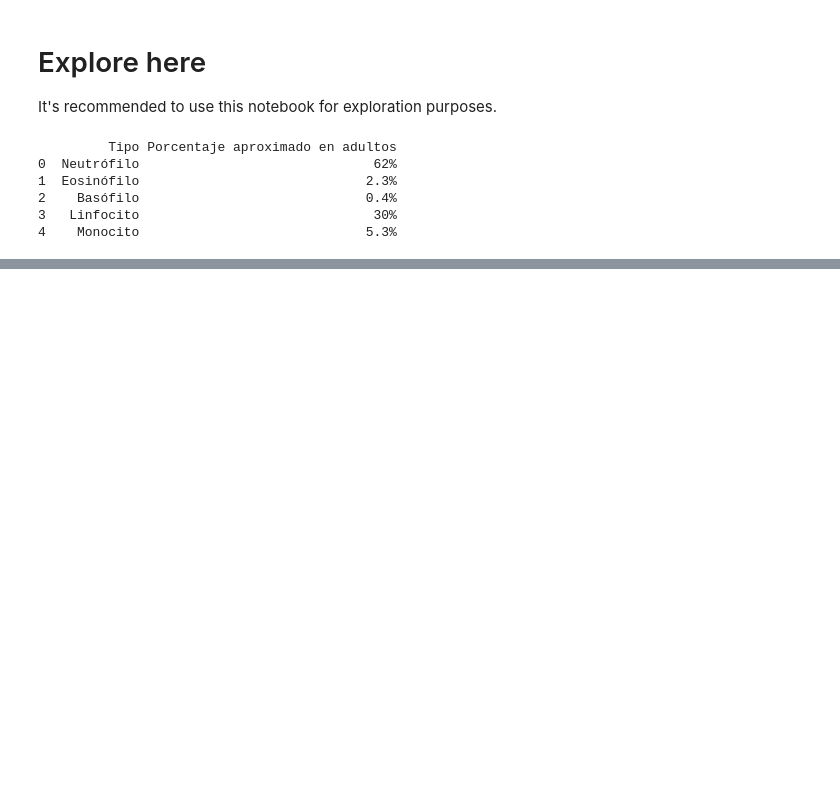
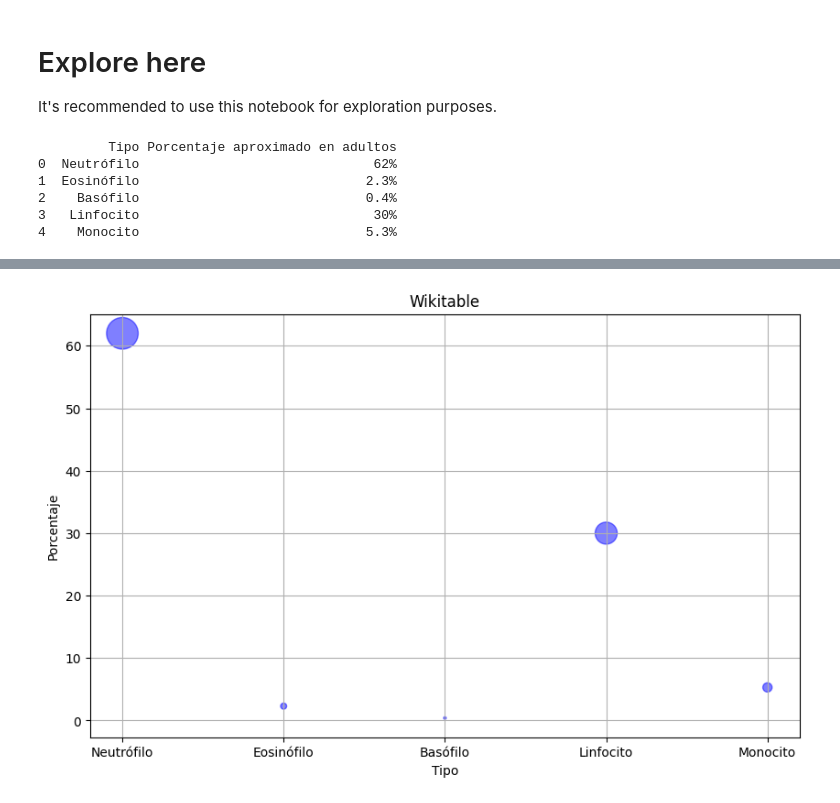
Before and after one commit to Liutciia/web-scraping-project-tutorial, a Jupyter notebook: src/explore.ipynb, the cells around one changed output, grey strips where cells are left out. Saved outputs shown, nothing was run; the diff lists cells and outputs as text; code cells hidden in the pictures; blank space fills up the shorter version.

```diff
--- a/src/explore.ipynb
+++ b/src/explore.ipynb
@@ -70,0 +113,26 @@ OperationalError: table Wikitable already exists
+# %%
+#Bubble chart
+import matplotlib.pyplot as plt
+import pandas as pd
+
+
+
+df = pd.DataFrame({
+    'Tipo': ['Neutrófilo', 'Eosinófilo', 'Basófilo', 'Linfocito', 'Monocito'],
+    'Porcentaje': ['62', '2.3', '0.4', '30', '5.3']
+})
+
+# Convert Porcentaje to float for plotting
+df['Porcentaje'] = df['Porcentaje'].astype(float)
+
+plt.figure(figsize=(10, 6))
+bubble_size = df['Porcentaje'] * 10  # Scale bubble size for better visibility
+plt.scatter(df['Tipo'], df['Porcentaje'], s=bubble_size, alpha=0.5, color='blue')
+
+plt.title('Wikitable')
+plt.xlabel('Tipo')
+plt.ylabel('Porcentaje')
+plt.grid(True)
+plt.show()
+# %% [output]
+[figure, added]
```
Also changed, not shown: parts of 5 cells of this notebook, 5 other files.
